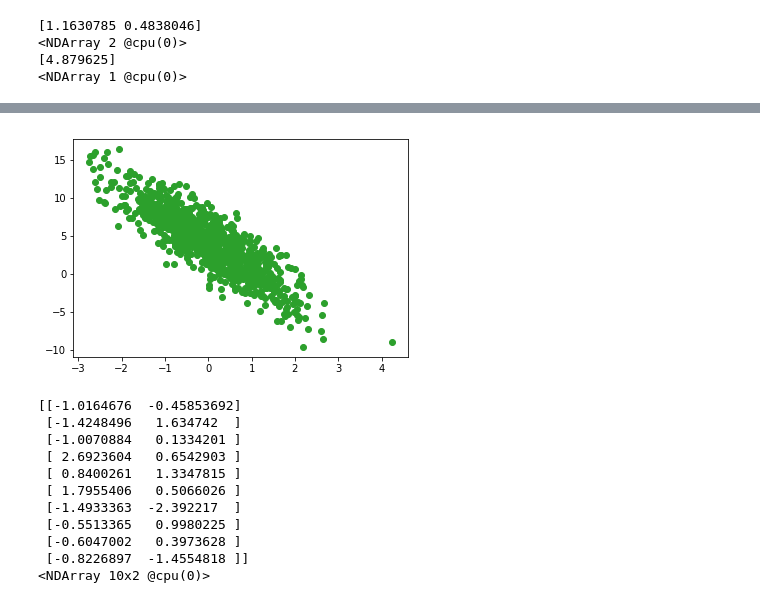
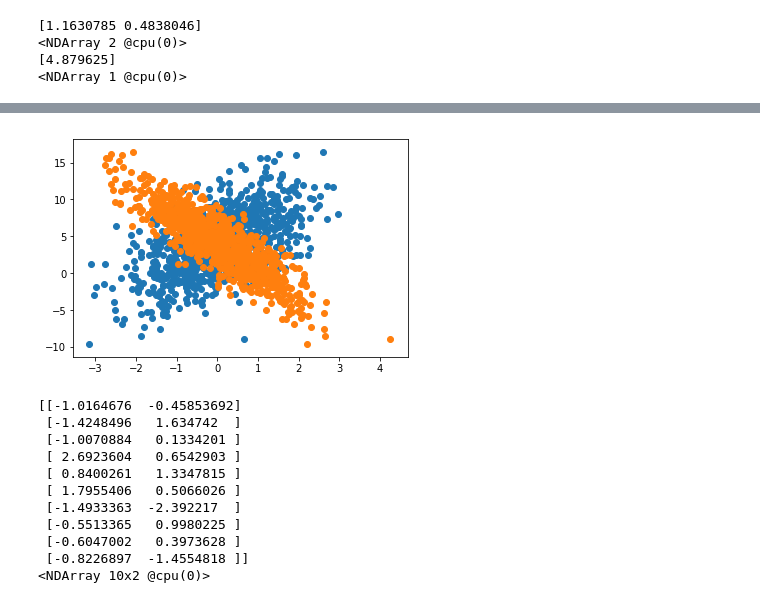
Before and after one commit to Christings/deeplearning, a Jupyter notebook: mxnet/chapter3/Untitled.ipynb, the cells around one changed output, grey strips where cells are left out. Saved outputs shown, nothing was run; the diff lists cells and outputs as text; code cells hidden in the pictures.

```diff
--- a/mxnet/chapter3/Untitled.ipynb
+++ b/mxnet/chapter3/Untitled.ipynb
@@ -21,9 +41,10 @@ print(X[0],y[0])
 # %%
 import matplotlib.pyplot as plt
+plt.scatter(X[:,0].asnumpy(),y.asnumpy())
 plt.scatter(X[:,1].asnumpy(),y.asnumpy())
 plt.show()
 # %% [output]
-[figure, old version]
+[figure, new version]
 # %%
 import random
 batch_size=10
```
Also changed, not shown: parts of 1 cell of this notebook.
